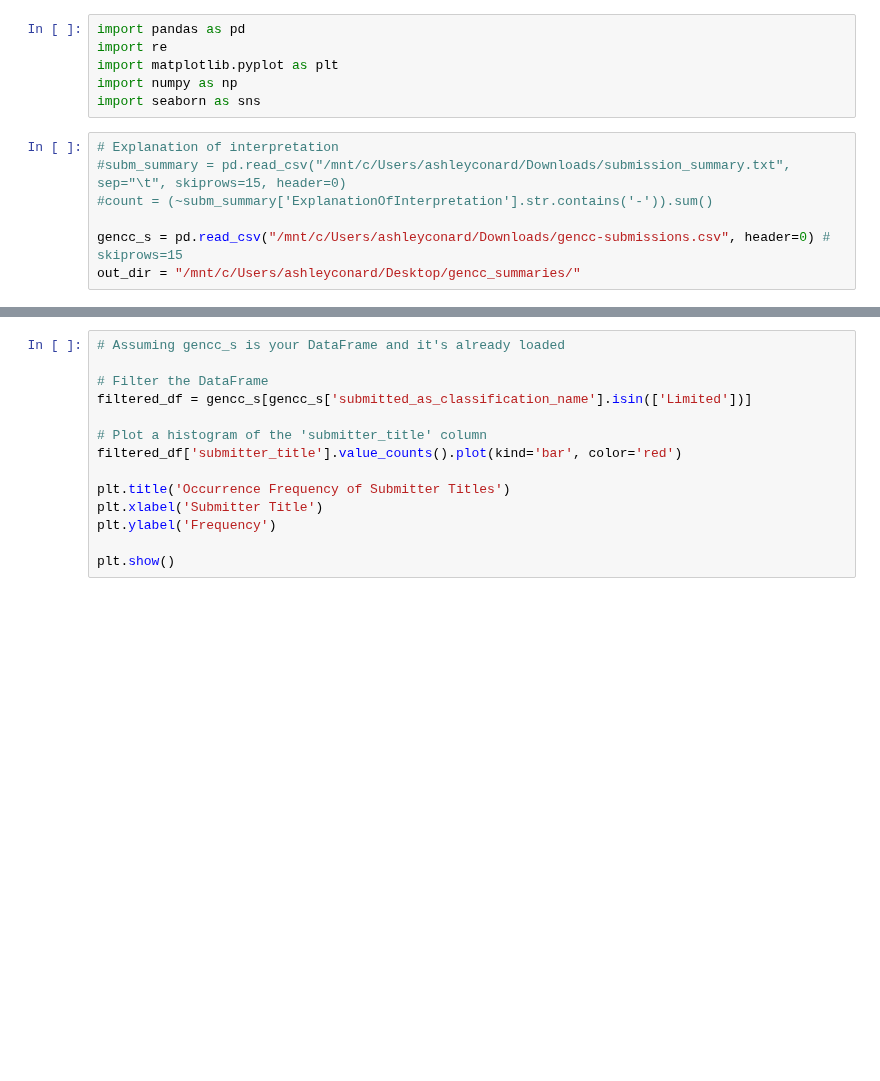
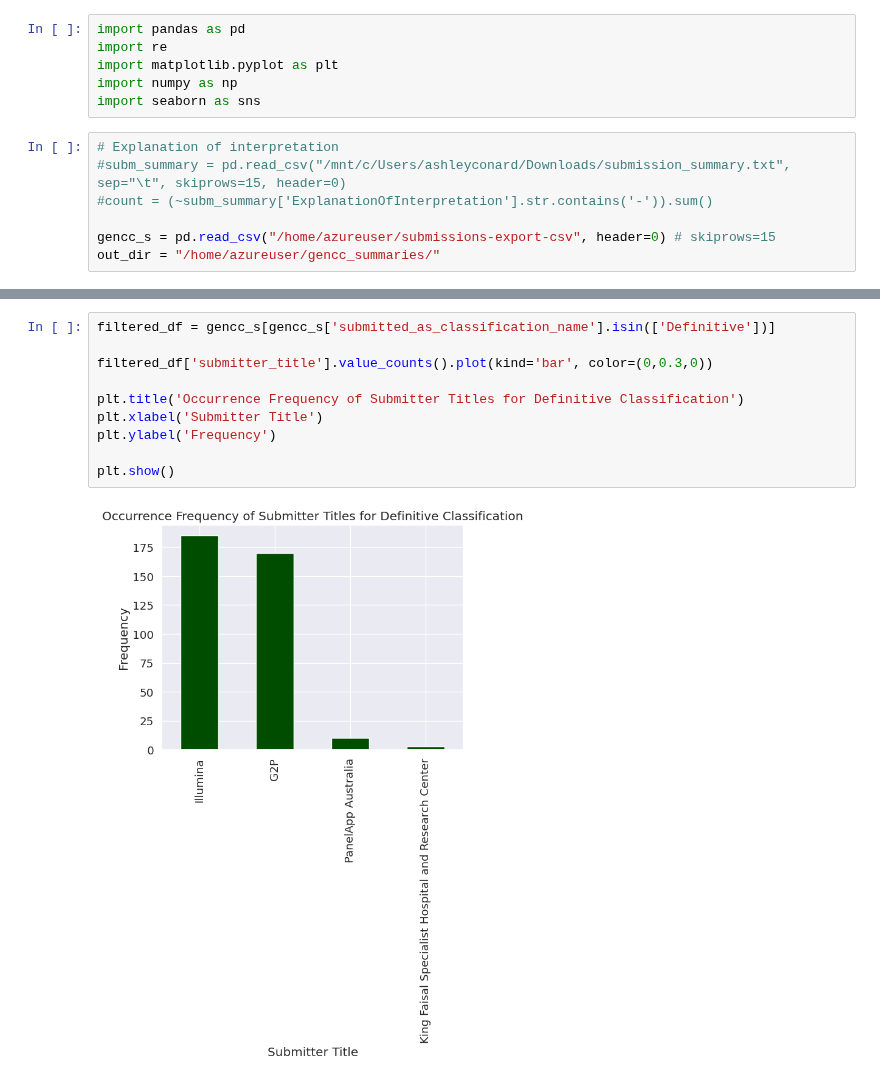
Before and after one commit to microsoft/healthfutures-evagg, a Jupyter notebook: sandbox/ash/gencc_truth_set.ipynb, the cells around one changed output, grey strips where cells are left out. Cells and saved outputs as stored; diff of their text form; blank space fills up the shorter version.

Commit message:
updates to plots for GenCC analysis

```diff
--- a/sandbox/ash/gencc_truth_set.ipynb
+++ b/sandbox/ash/gencc_truth_set.ipynb
@@ -9,5 +9,5 @@ import seaborn as sns
 #subm_summary = pd.read_csv("/mnt/c/Users/ashleyconard/Downloads/submission_summary.txt", sep="\t", skiprows=15, header=0)
 #count = (~subm_summary['ExplanationOfInterpretation'].str.contains('-')).sum()
 
-gencc_s = pd.read_csv("/mnt/c/Users/ashleyconard/Downloads/gencc-submissions.csv", header=0) # skiprows=15
-out_dir = "/mnt/c/Users/ashleyconard/Desktop/gencc_summaries/"
+gencc_s = pd.read_csv("/home/azureuser/submissions-export-csv", header=0) # skiprows=15
+out_dir = "/home/azureuser/gencc_summaries/"
@@ -148,15 +129,13 @@ plt.show()
 # %%
-# Assuming gencc_s is your DataFrame and it's already loaded
+filtered_df = gencc_s[gencc_s['submitted_as_classification_name'].isin(['Definitive'])]
 
-# Filter the DataFrame
-filtered_df = gencc_s[gencc_s['submitted_as_classification_name'].isin(['Limited'])]
+filtered_df['submitter_title'].value_counts().plot(kind='bar', color=(0,0.3,0))
 
-# Plot a histogram of the 'submitter_title' column
-filtered_df['submitter_title'].value_counts().plot(kind='bar', color='red')
-
-plt.title('Occurrence Frequency of Submitter Titles')
+plt.title('Occurrence Frequency of Submitter Titles for Definitive Classification')
 plt.xlabel('Submitter Title')
 plt.ylabel('Frequency')
 
 plt.show()
+# %% [output]
+[figure, added]
 # %%
```
Also changed, not shown: parts of 10 cells of this notebook.
